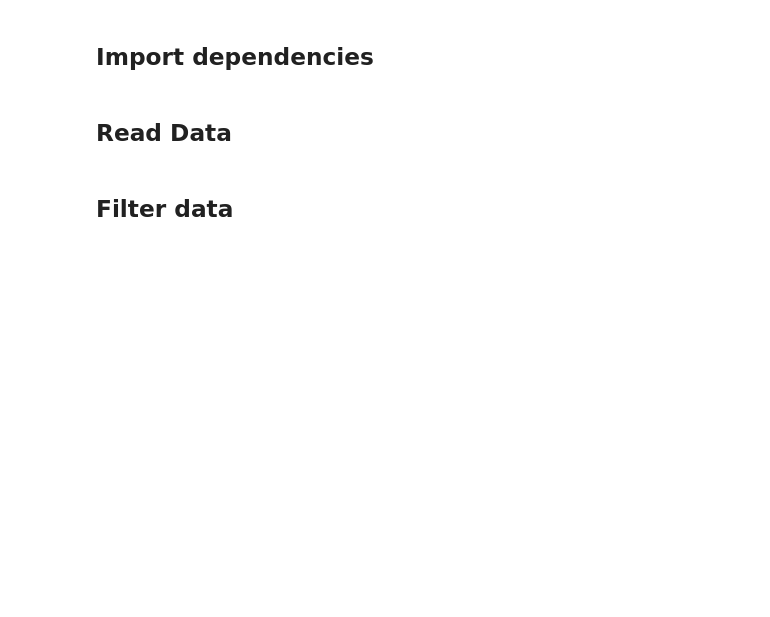
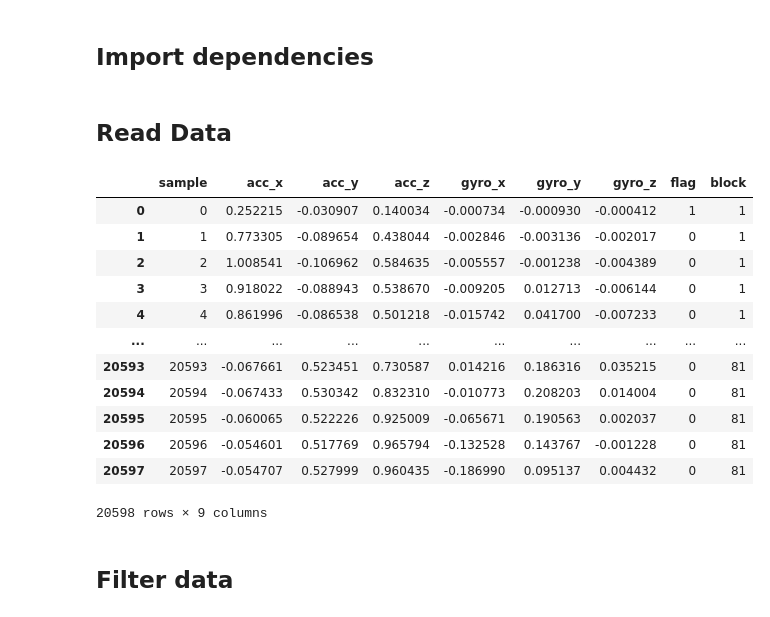
Before and after one commit to meszdav/human-activity-recognition, a Jupyter notebook: notebooks/Classify Activity.ipynb, the cells around one changed output. Cells and saved outputs as stored; diff of their text form; code cells hidden in the pictures; blank space fills up the shorter version.

```diff
--- a/notebooks/Classify Activity.ipynb
+++ b/notebooks/Classify Activity.ipynb
@@ -66,3 +66,19 @@ df = read_test_data(10)
+# %%
+df
+# %% [output]
+|  | sample | acc_x | acc_y | acc_z | gyro_x | gyro_y | gyro_z | flag | block |
+| 0 | 0 | 0.252215 | -0.030907 | 0.140034 | -0.000734 | -0.000930 | -0.000412 | 1 | 1 |
+| 1 | 1 | 0.773305 | -0.089654 | 0.438044 | -0.002846 | -0.003136 | -0.002017 | 0 | 1 |
+| 2 | 2 | 1.008541 | -0.106962 | 0.584635 | -0.005557 | -0.001238 | -0.004389 | 0 | 1 |
+| 3 | 3 | 0.918022 | -0.088943 | 0.538670 | -0.009205 | 0.012713 | -0.006144 | 0 | 1 |
+| 4 | 4 | 0.861996 | -0.086538 | 0.501218 | -0.015742 | 0.041700 | -0.007233 | 0 | 1 |
+| ... | ... | ... | ... | ... | ... | ... | ... | ... | ... |
+| 20593 | 20593 | -0.067661 | 0.523451 | 0.730587 | 0.014216 | 0.186316 | 0.035215 | 0 | 81 |
+| 20594 | 20594 | -0.067433 | 0.530342 | 0.832310 | -0.010773 | 0.208203 | 0.014004 | 0 | 81 |
+| 20595 | 20595 | -0.060065 | 0.522226 | 0.925009 | -0.065671 | 0.190563 | 0.002037 | 0 | 81 |
+| 20596 | 20596 | -0.054601 | 0.517769 | 0.965794 | -0.132528 | 0.143767 | -0.001228 | 0 | 81 |
+| 20597 | 20597 | -0.054707 | 0.527999 | 0.960435 | -0.186990 | 0.095137 | 0.004432 | 0 | 81 |
+20598 rows × 9 columns
 # %%
 #df =  read_real_data()
 # %% [markdown]
```
Also changed, not shown: parts of 4 cells of this notebook, 3 other files.
